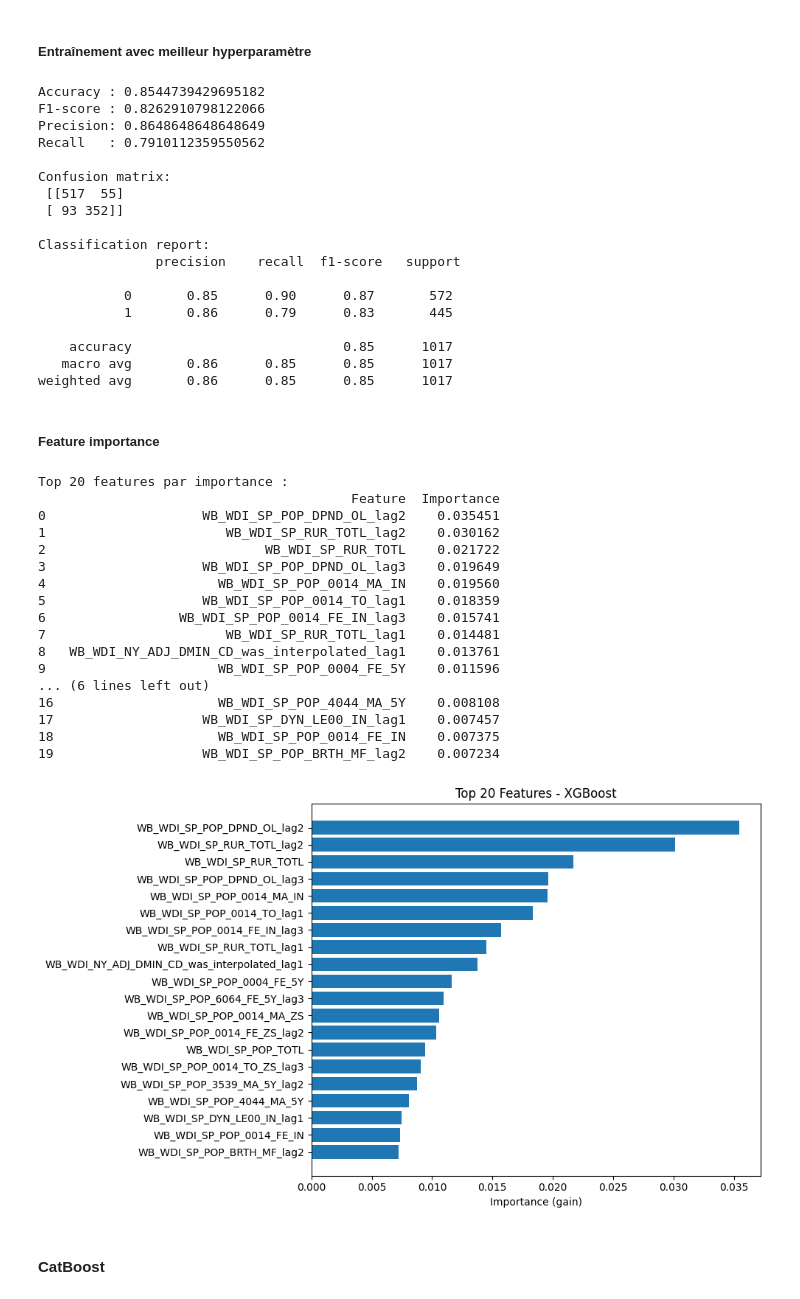
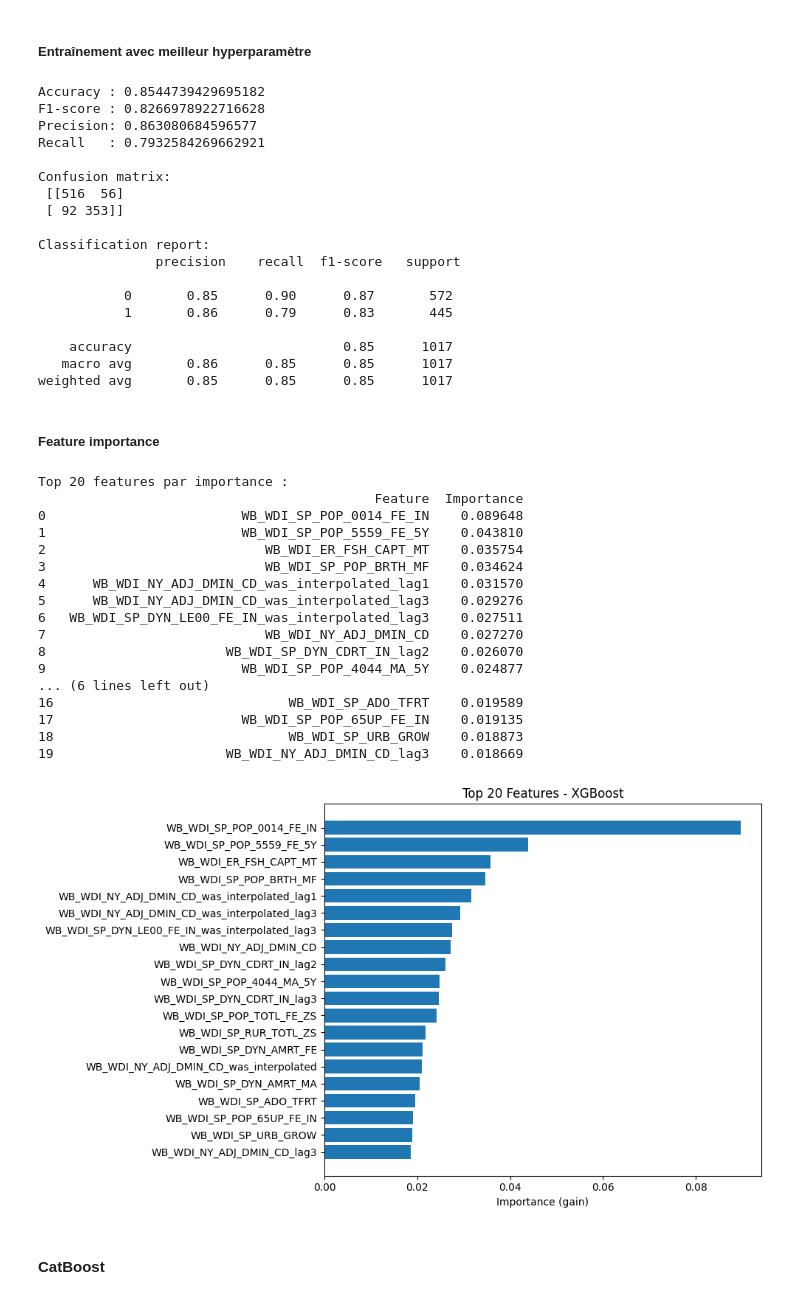
Before and after one commit to RaphaelMld/ConflictPrediction, a Jupyter notebook: methode_lags/methode_lags.ipynb, the cells around one changed output. Drawn from its saved outputs; the diff is of its cells as text; code cells hidden in the pictures.

```diff
--- a/methode_lags/methode_lags.ipynb
+++ b/methode_lags/methode_lags.ipynb
@@ -20,2 +23,6 @@ correspondance = pd.read_csv("C:\\Users\\flori\\Documents\\Etudes\\Master\\Sorbo
 # %% [markdown]
 # Dataset
+# %%
+dataset = pd.read_csv("C:\\Users\\flori\\Documents\\Etudes\\Master\\SorbonneMIND\\M1\\Cours\\S1\\DALAS\\Projet\\ConflictPrediction\\data\\dataset.csv")
+dataset.drop(columns=("Unnamed: 0"),inplace=True)
+dataset
@@ -110,4 +267,4 @@ Travail déjà effectué :
 # %%
-dataset2 = pd.read_csv("C:\\Users\\flori\\Documents\\Etudes\\Master\\SorbonneMIND\\M1\\Cours\\S1\\DALAS\\Projet\\eviter_data_leakage\\tulip_lifting_002.csv")
+dataset2 = dataset.copy()
 dataset2
 # %% [output]
@@ -1230,7 +1672,7 @@ y_train_val   => (1017,)
 # Ajustement du déséquilibre
 scale_pos_weight = y_train_train.value_counts()[0] / y_train_train.value_counts()[1]
 
-model_xgb = xgb.XGBClassifier(
+model_xgb_2 = xgb.XGBClassifier(
     n_estimators=300,
     max_depth=7,
     learning_rate=0.1,
@@ -1242,7 +1684,7 @@ model_xgb = xgb.XGBClassifier(
 )
 
 # Entraînement
-model_xgb.fit(
+model_xgb_2.fit(
     X_train_train,
     y_train_train,
     eval_set=[(X_train_train, y_train_train), (X_train_val, y_train_val)],
@@ -1250,7 +1692,7 @@ model_xgb.fit(
 )
 
 # Prédiction
-y_val_pred = model_xgb.predict(X_train_val)
+y_val_pred = model_xgb_2.predict(X_train_val)
 
 # Évaluation
 acc_xgb_d2 = accuracy_score(y_train_val, y_val_pred)
@@ -1265,13 +1707,13 @@ print("\nConfusion matrix:\n", confusion_matrix(y_train_val, y_val_pred))
 print("\nClassification report:\n", classification_report(y_train_val, y_val_pred))
 # %% [output]
 Accuracy : 0.8544739429695182
-F1-score : 0.8262910798122066
-Precision: 0.8648648648648649
-Recall   : 0.7910112359550562
+F1-score : 0.8266978922716628
+Precision: 0.863080684596577
+Recall   : 0.7932584269662921
 
 Confusion matrix:
- [[517  55]
- [ 93 352]]
+ [[516  56]
+ [ 92 353]]
 
 Classification report:
                precision    recall  f1-score   support
@@ -1281,57 +1723,57 @@ Classification report:
 
     accuracy                           0.85      1017
    macro avg       0.86      0.85      0.85      1017
-weighted avg       0.86      0.85      0.85      1017
+weighted avg       0.85      0.85      0.85      1017
 # %% [markdown]
 ##### Feature importance
 # %%
 # Choisir le modèle à analyser
 # Pour le modèle entraîné directement
-best_model = model_xgb
+best_model = model_xgb_2
 
 # Si tu veux analyser le meilleur modèle issu du GridSearch :
 # best_model = grid_search.best_estimator_
 
 # Récupérer la feature importance par gain
 importance_dict = best_model.get_booster().get_score(importance_type='gain')
 
 # Convertir en DataFrame pour trier et afficher
 importance_df = pd.DataFrame(list(importance_dict.items()), columns=['Feature', 'Importance'])
 importance_df['Importance'] = importance_df['Importance'] / importance_df['Importance'].sum()
 importance_df = importance_df.sort_values(by='Importance', ascending=False).reset_index(drop=True)
 
 # Afficher le tableau complet ou top 20
 print("Top 20 features par importance :")
 print(importance_df.head(20))
 
 # Graphique top 20
 plt.figure(figsize=(10,6))
 plt.barh(
     importance_df['Feature'].head(20)[::-1],
     importance_df['Importance'].head(20)[::-1])
 plt.xlabel('Importance (gain)')
 plt.title('Top 20 Features - XGBoost')
 plt.tight_layout()
 plt.show()
 # %% [output]
 Top 20 features par importance :
-                                        Feature  Importance
-0                    WB_WDI_SP_POP_DPND_OL_lag2    0.035451
-1                       WB_WDI_SP_RUR_TOTL_lag2    0.030162
-2                            WB_WDI_SP_RUR_TOTL    0.021722
-3                    WB_WDI_SP_POP_DPND_OL_lag3    0.019649
-4                      WB_WDI_SP_POP_0014_MA_IN    0.019560
-5                    WB_WDI_SP_POP_0014_TO_lag1    0.018359
-6                 WB_WDI_SP_POP_0014_FE_IN_lag3    0.015741
-7                       WB_WDI_SP_RUR_TOTL_lag1    0.014481
-8   WB_WDI_NY_ADJ_DMIN_CD_was_interpolated_lag1    0.013761
-9                      WB_WDI_SP_POP_0004_FE_5Y    0.011596
+                                           Feature  Importance
+0                         WB_WDI_SP_POP_0014_FE_IN    0.089648
+1                         WB_WDI_SP_POP_5559_FE_5Y    0.043810
+2                            WB_WDI_ER_FSH_CAPT_MT    0.035754
+3                            WB_WDI_SP_POP_BRTH_MF    0.034624
+4      WB_WDI_NY_ADJ_DMIN_CD_was_interpolated_lag1    0.031570
+5      WB_WDI_NY_ADJ_DMIN_CD_was_interpolated_lag3    0.029276
+6   WB_WDI_SP_DYN_LE00_FE_IN_was_interpolated_lag3    0.027511
+7                            WB_WDI_NY_ADJ_DMIN_CD    0.027270
+8                       WB_WDI_SP_DYN_CDRT_IN_lag2    0.026070
+9                         WB_WDI_SP_POP_4044_MA_5Y    0.024877
 ... (6 lines left out)
-16                     WB_WDI_SP_POP_4044_MA_5Y    0.008108
-17                   WB_WDI_SP_DYN_LE00_IN_lag1    0.007457
-18                     WB_WDI_SP_POP_0014_FE_IN    0.007375
-19                   WB_WDI_SP_POP_BRTH_MF_lag2    0.007234
+16                              WB_WDI_SP_ADO_TFRT    0.019589
+17                        WB_WDI_SP_POP_65UP_FE_IN    0.019135
+18                              WB_WDI_SP_URB_GROW    0.018873
+19                      WB_WDI_NY_ADJ_DMIN_CD_lag3    0.018669
-[figure, old version]
+[figure, new version]
 # %% [markdown]
 #### CatBoost
 # %% [markdown]
```
Also changed, not shown: parts of 80 cells of this notebook, 5 other files.
